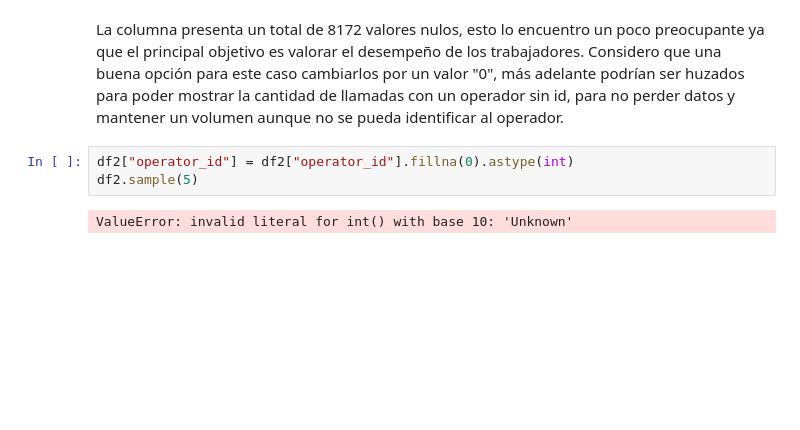
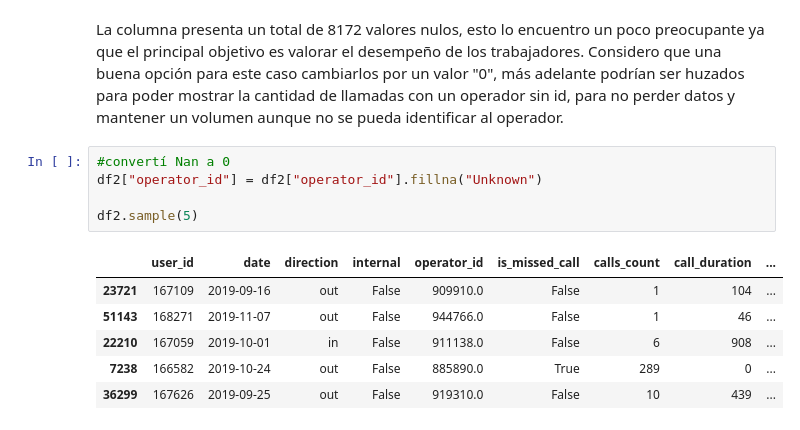
Before and after one commit to fttm-mdz/proyecto_final, a Jupyter notebook: notebooks/EDA_inicial.ipynb, the cells around one changed output. Cells and saved outputs as stored; diff of their text form; blank space fills up the shorter version.

```diff
--- a/notebooks/EDA_inicial.ipynb
+++ b/notebooks/EDA_inicial.ipynb
@@ -205,7 +205,14 @@ En la columna internal se puede ver que solo hay 117 valores nulos, concidero qu
 La columna presenta un total de 8172 valores nulos, esto lo encuentro un poco preocupante ya que el principal objetivo es valorar el desempeño de los trabajadores.
 Considero que una buena opción para este caso cambiarlos por un valor "0", más adelante podrían ser huzados para poder mostrar la cantidad de llamadas con un operador sin id, para no perder datos y mantener un volumen aunque no se pueda identificar al operador.
 # %%
-df2["operator_id"] = df2["operator_id"].fillna(0).astype(int)
+#convertí Nan a 0
+df2["operator_id"] = df2["operator_id"].fillna("Unknown")
+
 df2.sample(5)
 # %% [output]
-ValueError: invalid literal for int() with base 10: 'Unknown'
+|  | user_id | date | direction | internal | operator_id | is_missed_call | calls_count | call_duration | ... |
+| 23721 | 167109 | 2019-09-16 | out | False | 909910.0 | False | 1 | 104 | ... |
+| 51143 | 168271 | 2019-11-07 | out | False | 944766.0 | False | 1 | 46 | ... |
+| 22210 | 167059 | 2019-10-01 | in | False | 911138.0 | False | 6 | 908 | ... |
+| 7238 | 166582 | 2019-10-24 | out | False | 885890.0 | True | 289 | 0 | ... |
+| 36299 | 167626 | 2019-09-25 | out | False | 919310.0 | False | 10 | 439 | ... |
```
Also changed, not shown: parts of 2 cells of this notebook.
